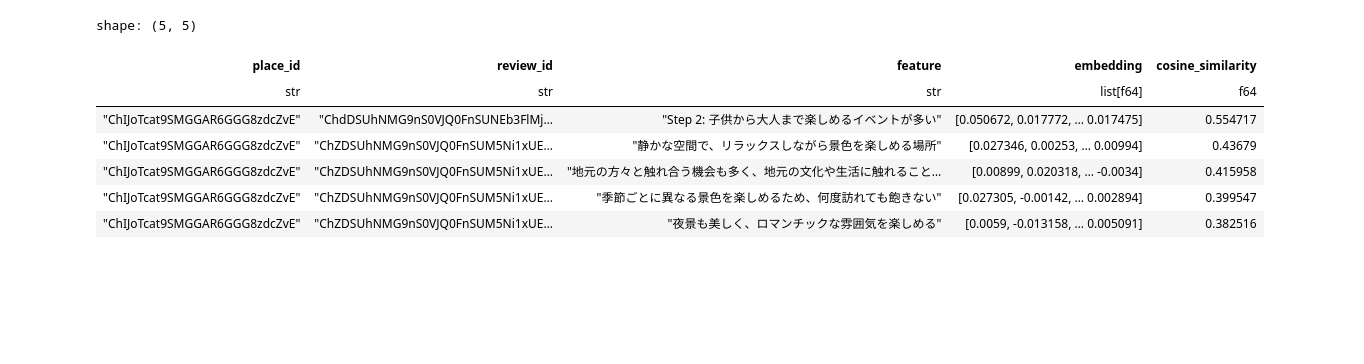
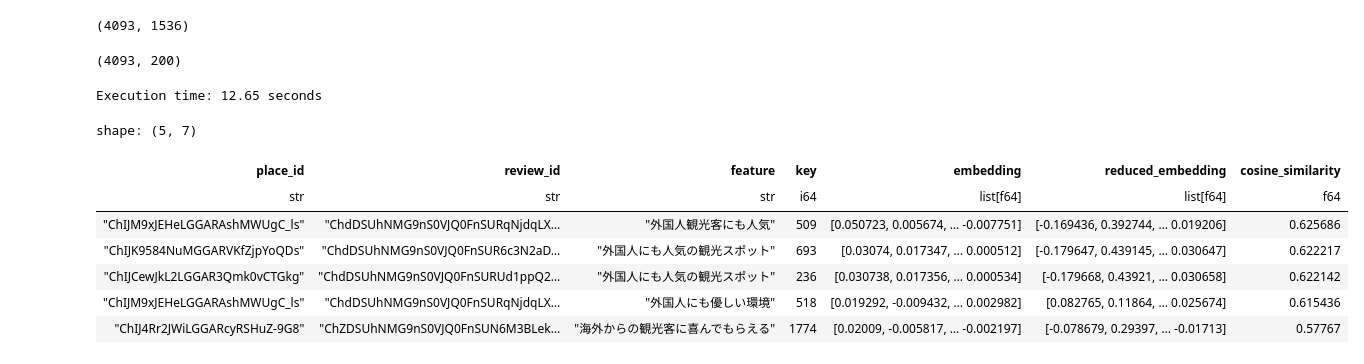
Before and after one commit to masaishi/ActiMap, a Jupyter notebook: exps/similarity.ipynb, the cells around one changed output. Drawn from its saved outputs; the diff is of its cells as text; code cells hidden in the pictures; blank space fills up the shorter version.

```diff
--- a/exps/similarity.ipynb
+++ b/exps/similarity.ipynb
@@ -48,0 +45,4 @@ shape: (5, 5)
+# %%
+search_embedding = get_embedding("外国人におすすめ")
+sorted_embeddings = measure_execution_time(get_similarity, search_embedding, embeddings, iterations=10)
+sorted_embeddings.head(5)
@@ -61,15 +85,3 @@ shape: (5, 5)
-# %%
-sorted_embeddings = get_similarity("子供が楽しめる場所。できれば歴史に触れられると嬉しい。", embeddings)
-sorted_embeddings.head(5)
-# %% [output]
-shape: (5, 5)
-| place_id | review_id | feature | embedding | cosine_similarity |
-| str | str | str | list[f64] | f64 |
-| "ChIJoTcat9SMGGAR6GGG8zdcZvE" | "ChdDSUhNMG9nS0VJQ0FnSUNEb3FlMj… | "Step 2: 子供から大人まで楽しめるイベントが多い" | [0.050672, 0.017772, … 0.017475] | 0.554717 |
-| "ChIJoTcat9SMGGAR6GGG8zdcZvE" | "ChZDSUhNMG9nS0VJQ0FnSUM5Ni1xUE… | "静かな空間で、リラックスしながら景色を楽しめる場所" | [0.027346, 0.00253, … 0.00994] | 0.43679 |
-| "ChIJoTcat9SMGGAR6GGG8zdcZvE" | "ChZDSUhNMG9nS0VJQ0FnSUM5Ni1xUE… | "地元の方々と触れ合う機会も多く、地元の文化や生活に触れること… | [0.00899, 0.020318, … -0.0034] | 0.415958 |
-| "ChIJoTcat9SMGGAR6GGG8zdcZvE" | "ChZDSUhNMG9nS0VJQ0FnSUM5Ni1xUE… | "季節ごとに異なる景色を楽しめるため、何度訪れても飽きない" | [0.027305, -0.00142, … 0.002894] | 0.399547 |
-| "ChIJoTcat9SMGGAR6GGG8zdcZvE" | "ChZDSUhNMG9nS0VJQ0FnSUM5Ni1xUE… | "夜景も美しく、ロマンチックな雰囲気を楽しめる" | [0.0059, -0.013158, … 0.005091] | 0.382516 |
 # %%
 import os
 import json
@@ -118,5 +123,27 @@ def get_similarity(text, embeddings, pca):
     # Sort the DataFrame by the cosine similarity in descending order
     sorted_embeddings = embeddings.sort("cosine_similarity", descending=True)
     return sorted_embeddings
+# %%
+embedding_matrix.shape
+# %% [output]
+(4093, 1536)
+# %%
+reduced_embeddings.shape
+# %% [output]
+(4093, 200)
+# %%
+# Example usage
+sorted_embeddings = measure_execution_time(get_comp_similarity, search_embedding, embeddings, pca, iterations=10)
+sorted_embeddings.head(5)
+# %% [output]
+Execution time: 12.65 seconds
+shape: (5, 7)
+| place_id | review_id | feature | key | embedding | reduced_embedding | cosine_similarity |
+| str | str | str | i64 | list[f64] | list[f64] | f64 |
+| "ChIJM9xJEHeLGGARAshMWUgC_ls" | "ChdDSUhNMG9nS0VJQ0FnSURqNjdqLX… | "外国人観光客にも人気" | 509 | [0.050723, 0.005674, … -0.007751] | [-0.169436, 0.392744, … 0.019206] | 0.625686 |
+| "ChIJK9584NuMGGARVKfZjpYoQDs" | "ChdDSUhNMG9nS0VJQ0FnSUR6c3N2aD… | "外国人にも人気の観光スポット" | 693 | [0.03074, 0.017347, … 0.000512] | [-0.179647, 0.439145, … 0.030647] | 0.622217 |
+| "ChIJCewJkL2LGGAR3Qmk0vCTGkg" | "ChdDSUhNMG9nS0VJQ0FnSURUd1ppQ2… | "外国人にも人気の観光スポット" | 236 | [0.030738, 0.017356, … 0.000534] | [-0.179668, 0.43921, … 0.030658] | 0.622142 |
+| "ChIJM9xJEHeLGGARAshMWUgC_ls" | "ChdDSUhNMG9nS0VJQ0FnSURqNjdqLX… | "外国人にも優しい環境" | 518 | [0.019292, -0.009432, … 0.002982] | [0.082765, 0.11864, … 0.025674] | 0.615436 |
+| "ChIJ4Rr2JWiLGGARcyRSHuZ-9G8" | "ChZDSUhNMG9nS0VJQ0FnSUN6M3BLek… | "海外からの観光客に喜んでもらえる" | 1774 | [0.02009, -0.005817, … -0.002197] | [-0.078679, 0.29397, … -0.01713] | 0.57767 |
 # %%
 # Example usage
```
Also changed, not shown: parts of 12 cells of this notebook.
